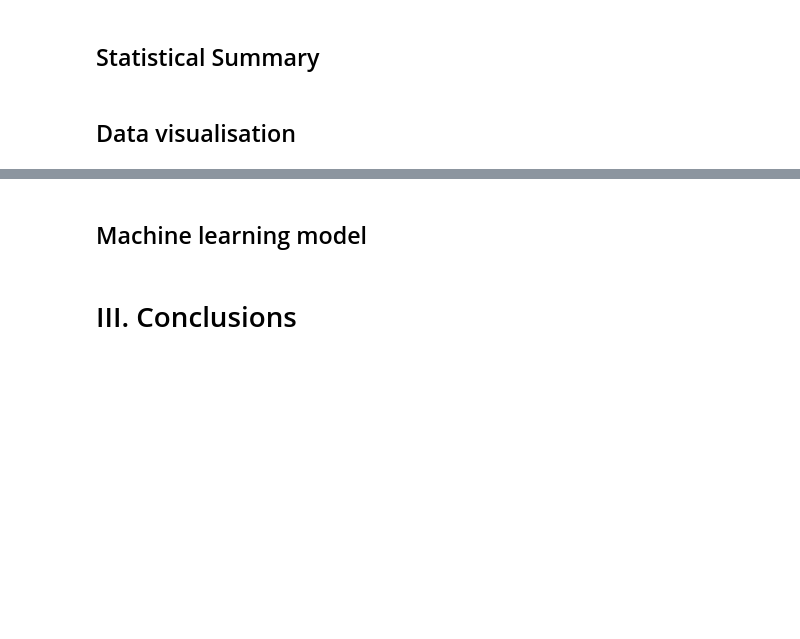
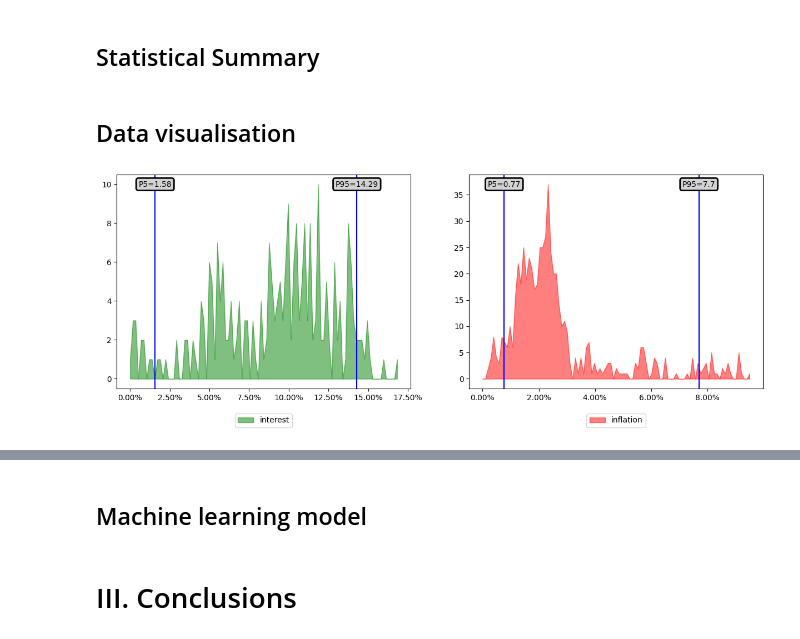
Before and after one commit to hudsonmendes/uolondon-cm3005-dsc, a Jupyter notebook: report.ipynb, the cells around one changed output, grey strips where cells are left out. Cells and saved outputs as stored; diff of their text form; code cells hidden in the pictures; blank space fills up the shorter version.

```diff
--- a/report.ipynb
+++ b/report.ipynb
@@ -38,7 +38,7 @@ ppd_property_type = {
     "S": "semi-detached",
     "T": "terraced",
     "F": "flat/maisonettes",
-    "O": "other"
+    #"O": "other" # => intentionally ommitted
 }
 
 ppd_duration = {
@@ -55,7 +55,7 @@ ppd_df = pd.concat(
     [
         pd.read_csv(
             ppd_filepath,
-            nrows=100,
+            #nrows=100,
             compression="zip",
             names=[
                 "id",
@@ -94,7 +94,6 @@ ppd_df = ppd_df[
         "price",
     ]
 ]
-ppd_df = ppd_df[ppd_df.property_type != "other"]
 ppd_df = ppd_df.astype(
     {
         "postgroup": "category",
@@ -104,4 +103,5 @@ ppd_df = ppd_df.astype(
         "price": "double",
     }
 )
+ppd_df = ppd_df.dropna()
 ppd_df.sample(n=5)
@@ -161,7 +168,7 @@ inflation_df["date"] = pd.to_datetime(inflation_df["date"])
 inflation_df["rate"] = inflation_df["CPIH ANNUAL RATE 00: ALL ITEMS 2015=100"].map(
     extract_inflation_rate
 )
-inflation_df["rate"] = (inflation_df["rate"] / 100.).astype("float", errors="ignore")
+inflation_df["rate"] = inflation_df["rate"].astype("float", errors="ignore")
 inflation_df = inflation_df[["date", "rate"]]
 inflation_df = inflation_df.dropna()
 inflation_df = inflation_df.set_index("date").sort_index()
@@ -169,7 +184,7 @@ inflation_df.sample(n=5)
 # %%
 interest_df = pd.read_csv(interest_filepath)
 interest_df["date"] = pd.to_datetime(interest_df["Date Changed"])
-interest_df["rate"] = (interest_df["Rate"] / 100.).astype("float")
+interest_df["rate"] = interest_df["Rate"].astype("float")
 interest_df = interest_df[["date", "rate"]]
 interest_df = interest_df.set_index("date").sort_index()
 interest_df.sample(n=5)
@@ -201,4 +260,44 @@ max_price = float(df.price.max())
 max_rate = max(df.interest_rate.max(), df.inflation_rate.max())
 min_intersecting_date = df.date.min()
 max_intersecting_date = df.date.max()
+# %%
+_, axes = plt.subplots(ncols=2, nrows=1, figsize=(15, 5))
+
+def plot_rate_distributions(ax, df: pd.DataFrame, label: str, color: str):
+    df = df.copy()
+    x = np.linspace(0.0, df["rate"].max(), 100)
+    df["bin"] = pd.cut(df["rate"], bins=x)
+    y = list(df.groupby("bin").count()["rate"])
+    ax.fill_between(x[:-1], 0.0, y, color=color, alpha=0.5)
+    ax.xaxis.set_major_formatter(FormatStrFormatter('%2.2f%%'))
+    intervals = [0.05, 0.95]
+    for interval, quantile in zip(intervals, df.rate.quantile(intervals)):
+        percentile = f"P{int(interval*100.)}={round(quantile, 2)}"
+        bbox = dict(boxstyle="round, pad=0.3", fc="lightgray", lw=2)
+        ax.axvline(x=quantile, color="blue")
+        ax.annotate(
+            percentile,
+            xy=(quantile, max(y)),
+            bbox=bbox,
+            ha="center",
+            va="center",
+        )
+    ax.axvline(x=quantile, color="blue")
+    ax.legend([label], loc="lower center", bbox_to_anchor=(0.5, -0.2))
+
+plot_rate_distributions(
+    ax=axes[0],
+    df=interest_df,
+    label="interest",
+    color="green",
+)
+
+plot_rate_distributions(
+    ax=axes[1],
+    df=inflation_df,
+    label="inflation",
+    color="red",
+)
+# %% [output]
+[figure, added]
 # %%
```
Also changed, not shown: parts of 10 cells of this notebook, 1 other file.
